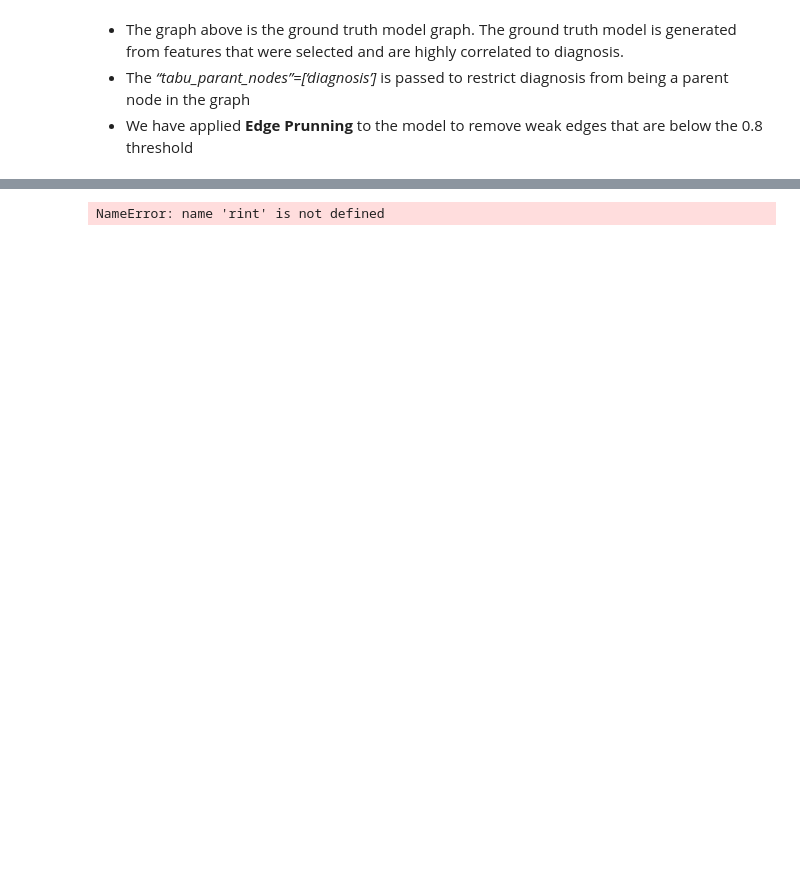
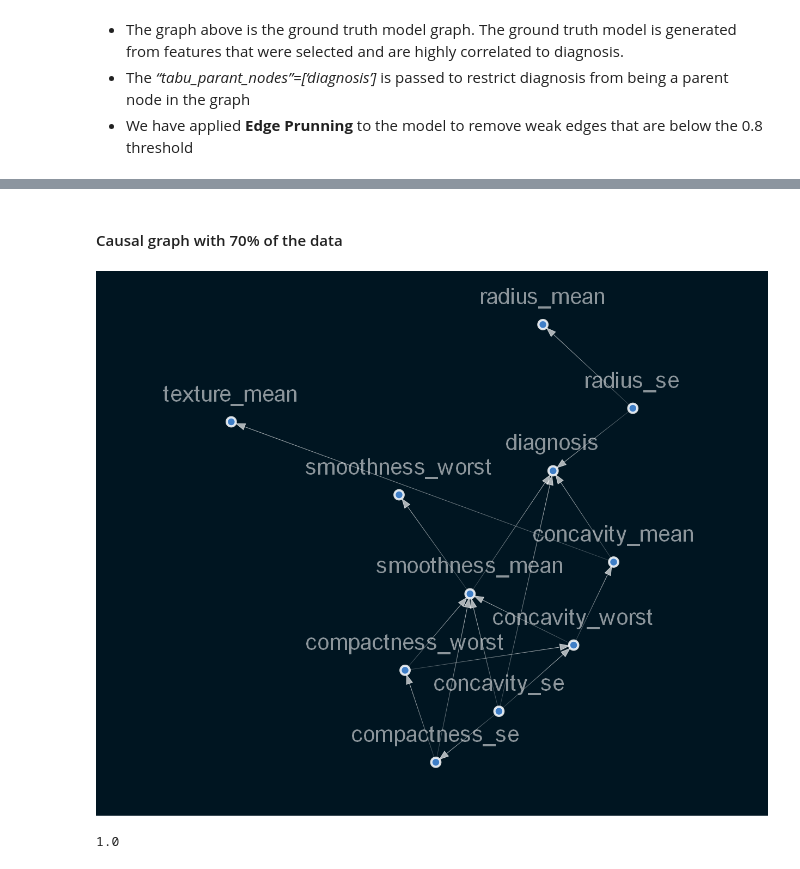
Before and after one commit to wakura-mbuya/Breast-Cancer-Causal-Inference, a Jupyter notebook: notebooks/causal_inference.ipynb, the cells around one changed output, grey strips where cells are left out. Saved outputs shown, nothing was run; the diff lists cells and outputs as text; code cells hidden in the pictures; blank space fills up the shorter version.

```diff
--- a/notebooks/causal_inference.ipynb
+++ b/notebooks/causal_inference.ipynb
@@ -272,6 +202,16 @@ Note: you may need to restart the kernel to use updated packages.
-# %%
-import torch
-rint(torch.version.cuda)
-print(torch.cuda.is_available())
-# %% [output]
-NameError: name 'rint' is not defined
+# %% [markdown]
+#### Causal graph with 70% of the data
+# %%
+portion = int(data.shape[0]*.7)
+x_portion = data.sample(portion, random_state=11)
+sm3 = from_pandas(x_portion, tabu_parent_nodes=['diagnosis'],)
+sm3.remove_edges_below_threshold(0.8)
+sm3 = sm3.get_largest_subgraph()
+viz = causal.visualize_structure(sm3)
+Image(viz.draw(format='png'))
+# %% [output]
+[figure, added]
+# %%
+jaccard_similarity(sm2.edges, sm3.edges)
+# %% [output]
+1.0
```
Also changed, not shown: parts of 37 cells of this notebook, 1 other file.
